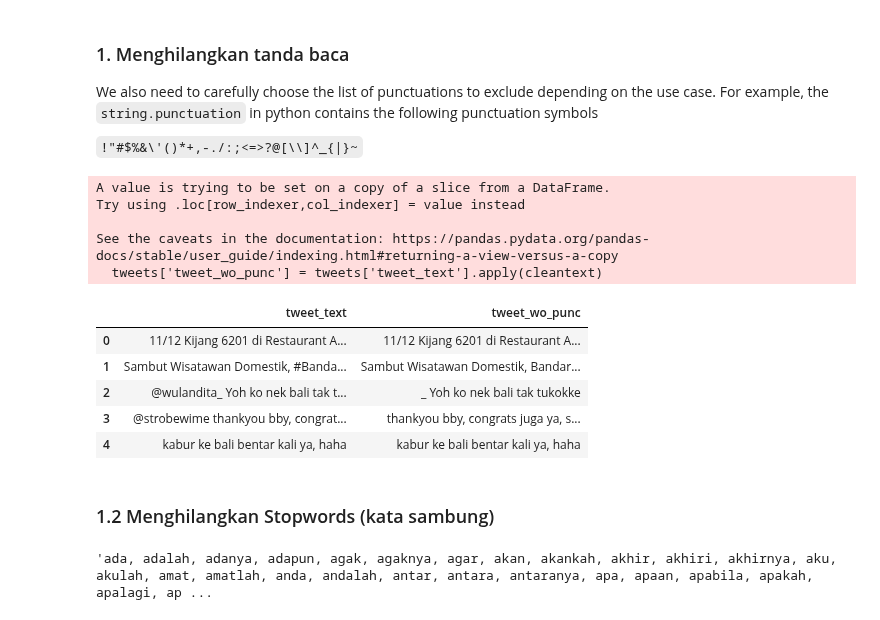
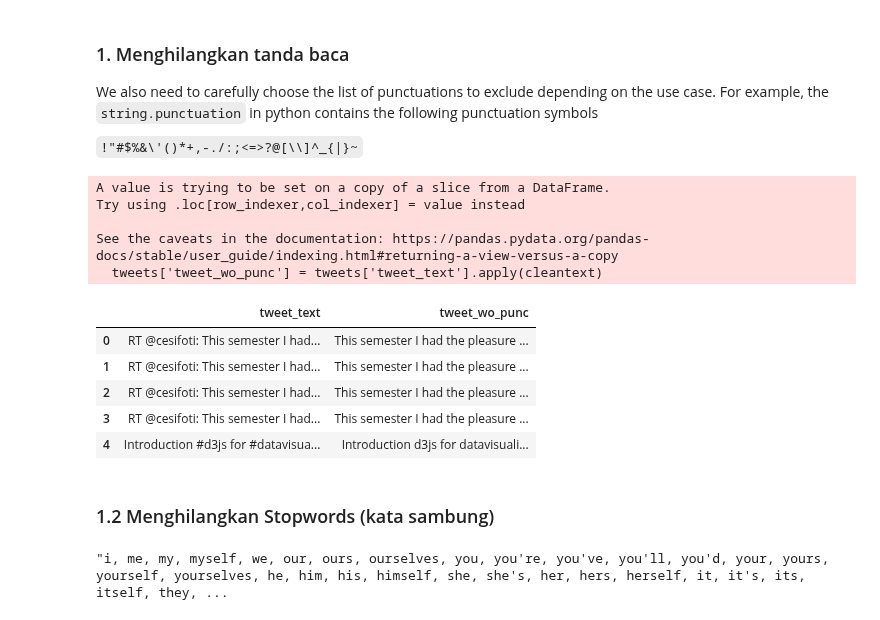
Before and after one commit to rudyhendrawn/data-course, a Jupyter notebook: data-visualization/Text-Processing.ipynb, the cells around one changed output. Drawn from its saved outputs; the diff is of its cells as text; code cells hidden in the pictures.

```diff
--- a/data-visualization/Text-Processing.ipynb
+++ b/data-visualization/Text-Processing.ipynb
@@ -5,7 +5,7 @@ import pandas as pd
 from wordcloud import WordCloud, ImageColorGenerator
 import nltk
 # %%
-df_tweet_id = pd.read_csv('../datasets/df_tweets_id.csv')
-df_tweet_id.tail()
+df_tweet_en = pd.read_csv('../datasets/df_tweets_en.csv')
+df_tweet_en.tail()
 # %% [output]
 |  | Unnamed: 0 | username | screen_name | user_location | user_verified | followers_count | friends_count | ... |
@@ -17,5 +17,5 @@ df_tweet_id.tail()
 # %%
-tweets = df_tweet_id[['tweet_text']]
+tweets = df_tweet_en[['tweet_text']]
 tweets.head()
 # %% [output]
 |  | tweet_text |
@@ -35,32 +35,33 @@ We also need to carefully choose the list of punctuations to exclude depending o
 # %%
 import re
 
 def cleantext(text):
     text = re.sub('@[A-Za-z0–9]+', '', text) #Removing @mentions
+    text = re.sub('RT :', '', text) #Removing retweets
     text = re.sub('#', '', text) # Removing '#' hash tag
     text = re.sub('https?:\/\/\S+', '', text) # Removing hyperlink
     return text
 
 tweets['tweet_wo_punc'] = tweets['tweet_text'].apply(cleantext)
 tweets.head()
 # %% [output]
 A value is trying to be set on a copy of a slice from a DataFrame.
 Try using .loc[row_indexer,col_indexer] = value instead
 
 See the caveats in the documentation: https://pandas.pydata.org/pandas-docs/stable/user_guide/indexing.html#returning-a-view-versus-a-copy
   tweets['tweet_wo_punc'] = tweets['tweet_text'].apply(cleantext)
 |  | tweet_text | tweet_wo_punc |
-| 0 | 11/12 Kijang 6201 di Restaurant A... | 11/12 Kijang 6201 di Restaurant A... |
-| 1 | Sambut Wisatawan Domestik, #Banda... | Sambut Wisatawan Domestik, Bandar... |
-| 2 | @wulandita_ Yoh ko nek bali tak t... | _ Yoh ko nek bali tak tukokke |
-| 3 | @strobewime thankyou bby, congrat... | thankyou bby, congrats juga ya, s... |
-| 4 | kabur ke bali bentar kali ya, haha | kabur ke bali bentar kali ya, haha |
+| 0 | RT @cesifoti: This semester I had... | This semester I had the pleasure ... |
+| 1 | RT @cesifoti: This semester I had... | This semester I had the pleasure ... |
+| 2 | RT @cesifoti: This semester I had... | This semester I had the pleasure ... |
+| 3 | RT @cesifoti: This semester I had... | This semester I had the pleasure ... |
+| 4 | Introduction #d3js for #datavisua... | Introduction d3js for datavisuali... |
 # %% [markdown]
 ### 1.2 Menghilangkan Stopwords (kata sambung)
 # %%
 # Stopwords from English language
 from nltk.corpus import stopwords
 
-', '.join(stopwords.words('indonesian'))
+', '.join(stopwords.words('english'))
 # %% [output]
-'ada, adalah, adanya, adapun, agak, agaknya, agar, akan, akankah, akhir, akhiri, akhirnya, aku, akulah, amat, amatlah, anda, andalah, antar, antara, antaranya, apa, apaan, apabila, apakah, apalagi, ap ...
+"i, me, my, myself, we, our, ours, ourselves, you, you're, you've, you'll, you'd, your, yours, yourself, yourselves, he, him, his, himself, she, she's, her, hers, herself, it, it's, its, itself, they, ...
```
Also changed, not shown: parts of 8 cells of this notebook.
